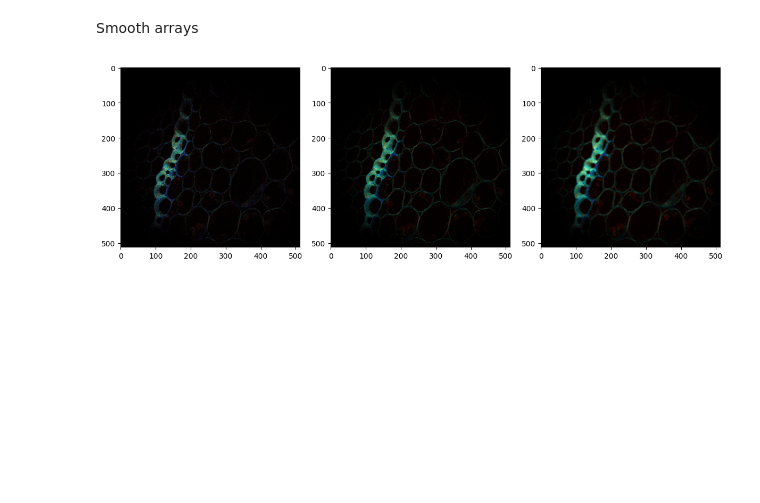
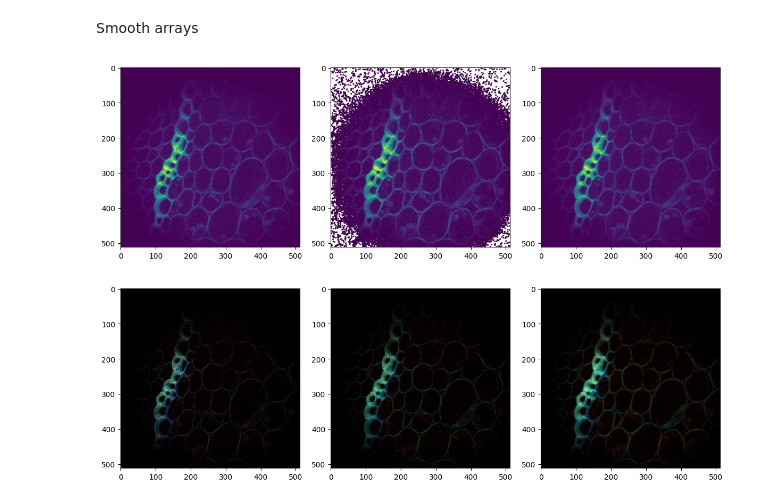
Before and after one commit to IMCF-Biocev/FLOPA, a Jupyter notebook: notebooks/image_smoothing.ipynb, the cells around one changed output. Saved outputs shown, nothing was run; the diff lists cells and outputs as text; code cells hidden in the pictures; blank space fills up the shorter version.

```diff
--- a/notebooks/image_smoothing.ipynb
+++ b/notebooks/image_smoothing.ipynb
@@ -70,6 +96,18 @@ smooth_size = 4
 lifetime_smoothed, intensity_smoothed = smooth_weighted(lifetime, intensity, size=smooth_size) # smooth intensity is needed to weight-smooth lifetime, so why not return both
 g_smoothed, _ = smooth_weighted(g,intensity,size=smooth_size)
 s_moothed, _ = smooth_weighted(s, intensity,size=smooth_size)
+# %%
+intensity_smoothed2, intensity_smoothed3 = smooth_weighted(intensity,intensity, size = smooth_size)
+# %%
+fig, ax = plt.subplots(1,3, figsize = (12,4))
+ax[0].imshow(intensity_smoothed)
+ax[1].imshow(intensity_smoothed2)
+ax[2].imshow(intensity_smoothed3)
+
+plt.tight_layout()
+plt.show()
+# %% [output]
+[figure, added]
 # %%
 
 FLIM = create_FLIM_image(
```
Also changed, not shown: parts of 2 cells of this notebook, 2 other files.
